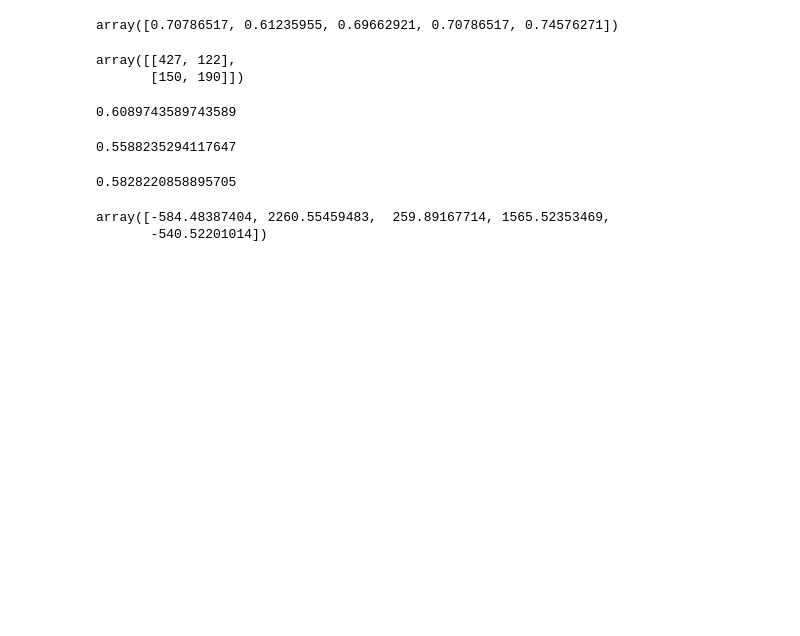
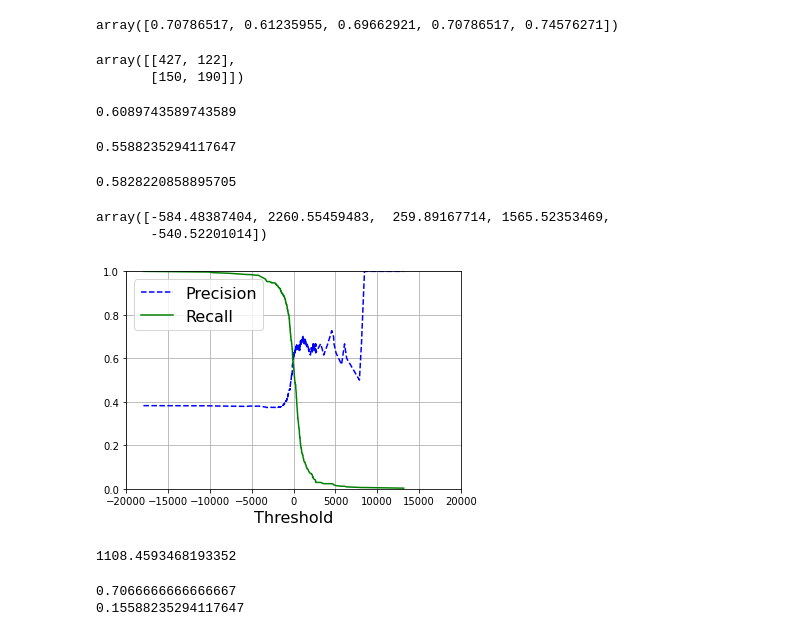
Before and after one commit to Shredder42/titanic, a Jupyter notebook: analysis.ipynb, the cells around one changed output. Saved outputs shown, nothing was run; the diff lists cells and outputs as text; code cells hidden in the pictures; blank space fills up the shorter version.

```diff
--- a/analysis.ipynb
+++ b/analysis.ipynb
@@ -22,3 +24,26 @@ def histogram(variable):
+# %%
+def histogram(variable):
+    train_data[variable].hist(bins=50, figsize=(10,8))
+def print_metrics(true, predicted):
+    print(f'Accuracy: {accuracy_score(true, predicted)}')
+    print(f'Precision: {precision_score(true, predicted)}')
+    print(f'Recall: {recall_score(true, predicted)}')
+    print(f'F1: {f1_score(true, predicted)}')
+def plot_precision_recall_vs_thresholds(precisions, recalls, thresholds):
+    plt.plot(thresholds, precisions[:-1], 'b--', label='Precision')
+    plt.plot(thresholds, recalls[:-1], 'g-', label='Recall')
+    plt.legend(loc="best", fontsize=16)
+    plt.xlabel("Threshold", fontsize=16)
+
+    plt.grid(True)
+    plt.axis([-20000, 20000, 0, 1])
+def plot_roc_curve(fpr, tpr, label=None):
+    plt.plot(fpr, tpr, linewidth=2, label=label)
+    plt.plot([0, 1], [0, 1], 'k--') # dashed diagonal
+    plt.axis([0, 1, 0, 1])
+    plt.xlabel('False Positive Rate (Fall-Out)', fontsize=16)
+    plt.ylabel('True Positive Rate (Recall)', fontsize=16)
+    plt.grid(True)
 # %% [markdown]
 **Load Data**
 # %%
@@ -455,3 +480,22 @@ y_scores[:5]
 # %% [output]
 array([-584.48387404, 2260.55459483,  259.89167714, 1565.52353469,
        -540.52201014])
+# %%
+sgd_precisions, sgd_recalls, sgd_thresholds = precision_recall_curve(y, y_scores)
+# %%
+plot_precision_recall_vs_thresholds(sgd_precisions, sgd_recalls, sgd_thresholds)
+# %% [output]
+[figure, added]
+# %%
+# aiming for 70% precision (recall for this will be low, bu experimenting)
+sgd_threshold_90_precision = sgd_thresholds[np.argmax(sgd_precisions >= 0.7)]
+sgd_threshold_90_precision
+# %% [output]
+1108.4593468193352
+# %%
+y_pred_90 = (y_scores >= sgd_threshold_90_precision)
+print(precision_score(y, y_pred_90))
+print(recall_score(y, y_pred_90))
+# %% [output]
+0.7066666666666667
+0.15588235294117647
```
Also changed, not shown: parts of 11 cells of this notebook.
